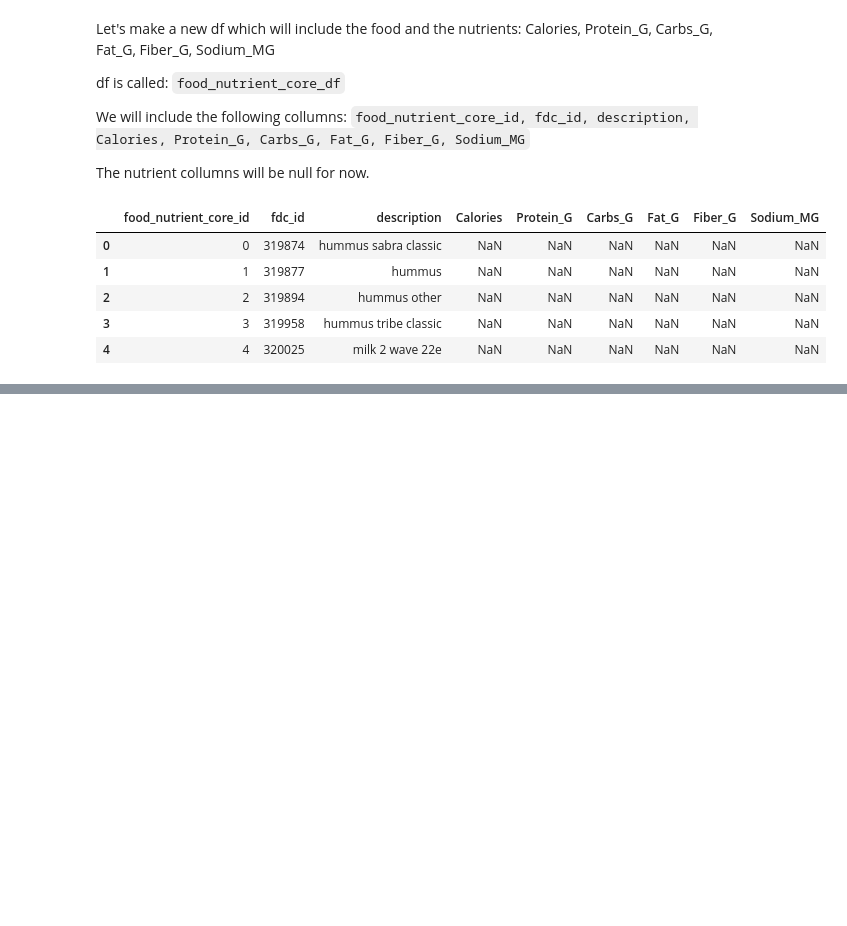
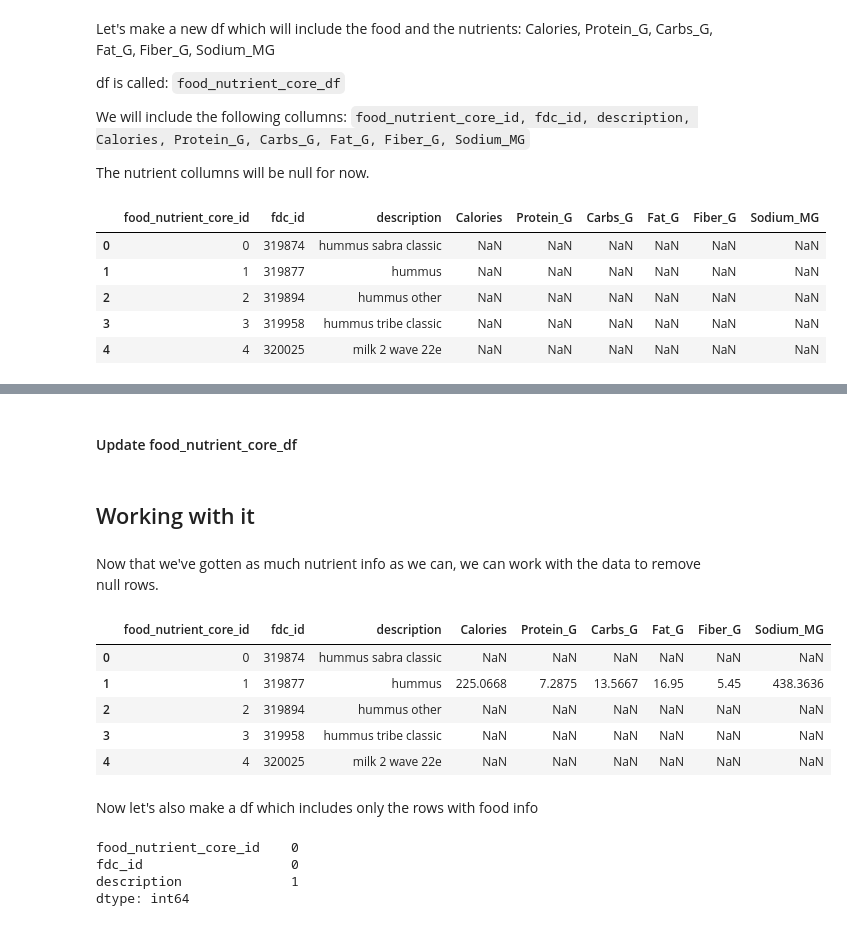
Before and after one commit to ruthy664/nutritional-recipe-tool, a Jupyter notebook: data/prepare_data_for_food_nutrients.ipynb, the cells around one changed output, grey strips where cells are left out. Drawn from its saved outputs; the diff is of its cells as text; code cells hidden in the pictures; blank space fills up the shorter version.

```diff
--- a/data/prepare_data_for_food_nutrients.ipynb
+++ b/data/prepare_data_for_food_nutrients.ipynb
@@ -773,0 +1019,2 @@ food_nutrient_core_df.head()
+# %% [markdown]
+#### Update food_nutrient_core_df
@@ -773,0 +1031,13 @@ food_nutrient_core_df.head()
+# %% [markdown]
+## Working with it
+# %% [markdown]
+Now that we've gotten as much nutrient info as we can, we can work with the data to remove null rows.
+# %%
+food_nutrient_core_df.head()
+# %% [output]
+|  | food_nutrient_core_id | fdc_id | description | Calories | Protein_G | Carbs_G | Fat_G | Fiber_G | Sodium_MG |
+| 0 | 0 | 319874 | hummus sabra classic | NaN | NaN | NaN | NaN | NaN | NaN |
+| 1 | 1 | 319877 | hummus | 225.0668 | 7.2875 | 13.5667 | 16.95 | 5.45 | 438.3636 |
+| 2 | 2 | 319894 | hummus other | NaN | NaN | NaN | NaN | NaN | NaN |
+| 3 | 3 | 319958 | hummus tribe classic | NaN | NaN | NaN | NaN | NaN | NaN |
+| 4 | 4 | 320025 | milk 2 wave 22e | NaN | NaN | NaN | NaN | NaN | NaN |
@@ -773,0 +1046,10 @@ food_nutrient_core_df.head()
+# %% [markdown]
+Now let's also make a df which includes only the rows with food info
+# %%
+# Check for nulls in ID and description columns
+food_nutrient_core_df[['food_nutrient_core_id', 'fdc_id', 'description']].isnull().sum()
+# %% [output]
+food_nutrient_core_id    0
+fdc_id                   0
+description              1
+dtype: int64
```
Also changed, not shown: parts of 30 cells of this notebook, 3 other files.
